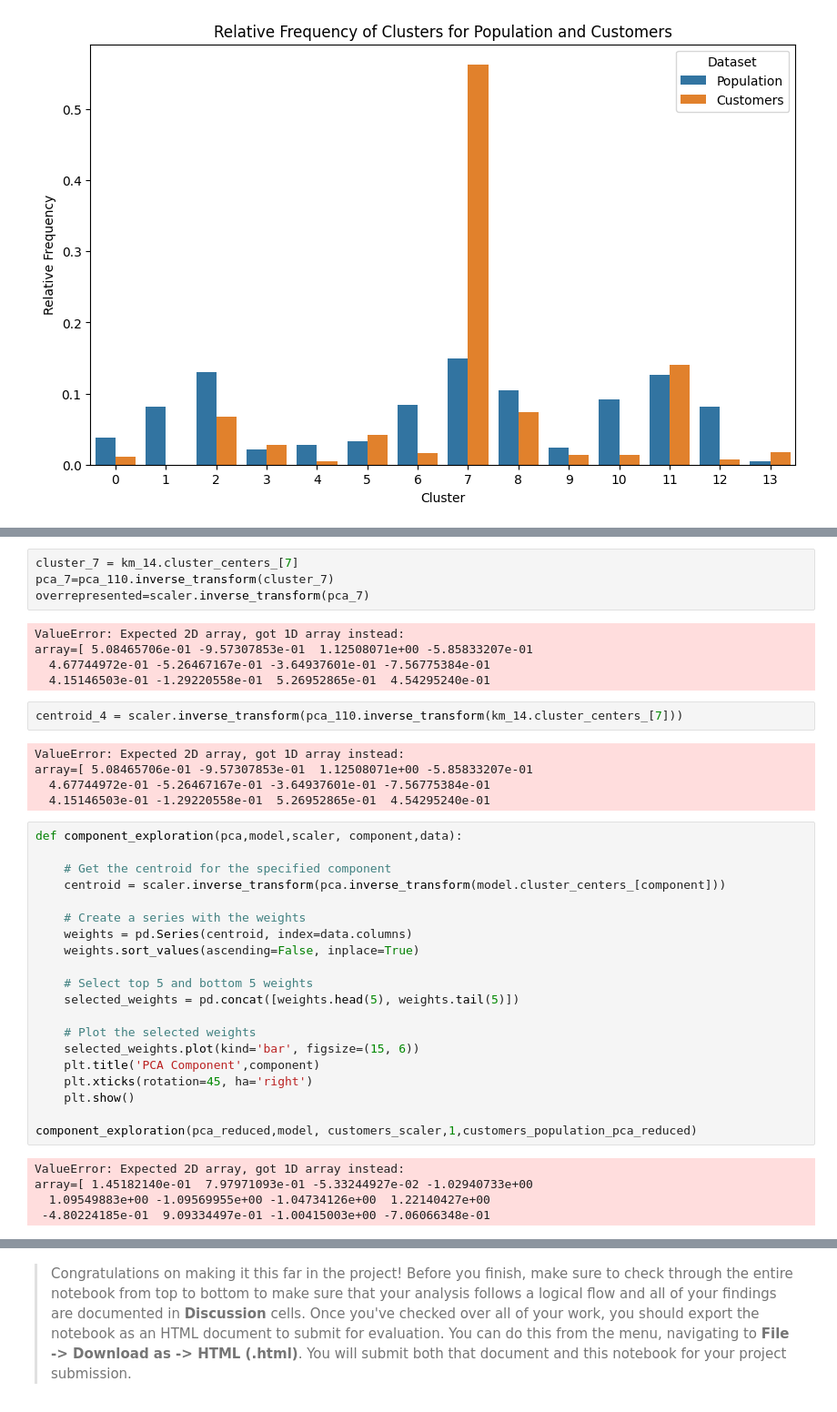
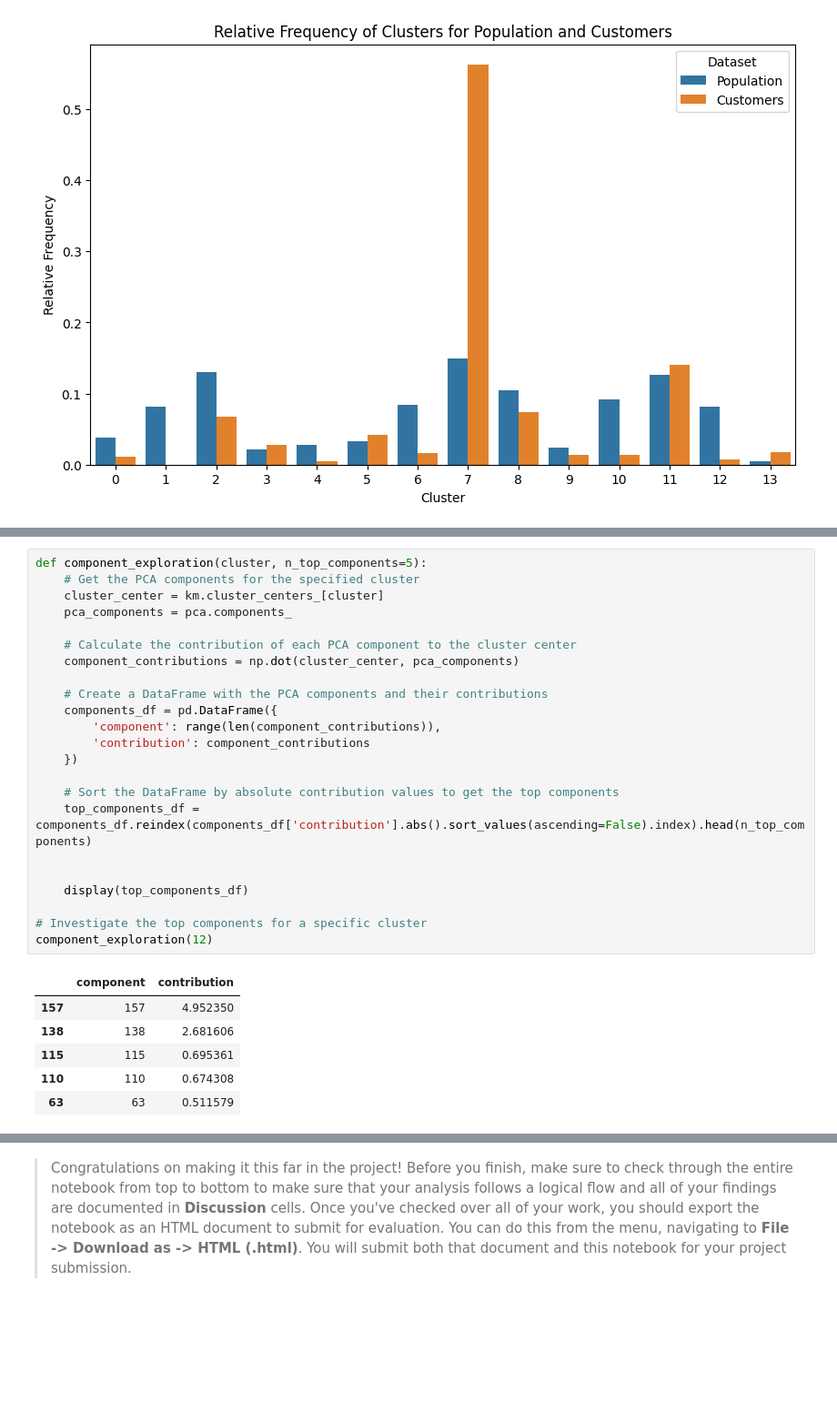
Before and after one commit to jcraffi/identify_customer_segments, a Jupyter notebook: Identify_Customer_Segments.ipynb, the cells around one changed output, grey strips where cells are left out. Shown: that part at 91% size. Saved outputs shown, nothing was run; the diff lists cells and outputs as text; blank space fills up the shorter version.

```diff
--- a/Identify_Customer_Segments.ipynb
+++ b/Identify_Customer_Segments.ipynb
@@ -1114,41 +1096,30 @@ pca_7 type: <class 'numpy.ndarray'>
-# %%
-cluster_7 = km_14.cluster_centers_[7]
-pca_7=pca_110.inverse_transform(cluster_7)
-overrepresented=scaler.inverse_transform(pca_7)
-# %% [output]
-ValueError: Expected 2D array, got 1D array instead:
-array=[ 5.08465706e-01 -9.57307853e-01  1.12508071e+00 -5.85833207e-01
-  4.67744972e-01 -5.26467167e-01 -3.64937601e-01 -7.56775384e-01
-  4.15146503e-01 -1.29220558e-01  5.26952865e-01  4.54295240e-01
-# %%
-centroid_4 = scaler.inverse_transform(pca_110.inverse_transform(km_14.cluster_centers_[7]))
-# %% [output]
-ValueError: Expected 2D array, got 1D array instead:
-array=[ 5.08465706e-01 -9.57307853e-01  1.12508071e+00 -5.85833207e-01
-  4.67744972e-01 -5.26467167e-01 -3.64937601e-01 -7.56775384e-01
-  4.15146503e-01 -1.29220558e-01  5.26952865e-01  4.54295240e-01
-# %%
-def component_exploration(pca,model,scaler, component,data):
-
-    # Get the centroid for the specified component
-    centroid = scaler.inverse_transform(pca.inverse_transform(model.cluster_centers_[component]))
-
-    # Create a series with the weights
-    weights = pd.Series(centroid, index=data.columns)
-    weights.sort_values(ascending=False, inplace=True)
-
-    # Select top 5 and bottom 5 weights
-    selected_weights = pd.concat([weights.head(5), weights.tail(5)])
-
-    # Plot the selected weights
-    selected_weights.plot(kind='bar', figsize=(15, 6))
-    plt.title('PCA Component',component)
-    plt.xticks(rotation=45, ha='right')
-    plt.show()
-
-component_exploration(pca_reduced,model, customers_scaler,1,customers_population_pca_reduced)
-# %% [output]
-ValueError: Expected 2D array, got 1D array instead:
-array=[ 1.45182140e-01  7.97971093e-01 -5.33244927e-02 -1.02940733e+00
-  1.09549883e+00 -1.09569955e+00 -1.04734126e+00  1.22140427e+00
- -4.80224185e-01  9.09334497e-01 -1.00415003e+00 -7.06066348e-01
+# %%
+def component_exploration(cluster, n_top_components=5):
+    # Get the PCA components for the specified cluster
+    cluster_center = km.cluster_centers_[cluster]
+    pca_components = pca.components_
+
+    # Calculate the contribution of each PCA component to the cluster center
+    component_contributions = np.dot(cluster_center, pca_components)
+
+    # Create a DataFrame with the PCA components and their contributions
+    components_df = pd.DataFrame({
+        'component': range(len(component_contributions)),
+        'contribution': component_contributions
+    })
+
+    # Sort the DataFrame by absolute contribution values to get the top components
+    top_components_df = components_df.reindex(components_df['contribution'].abs().sort_values(ascending=False).index).head(n_top_components)
+
+
+    display(top_components_df)
+
+# Investigate the top components for a specific cluster
+component_exploration(12)
+# %% [output]
+|  | component | contribution |
+| 157 | 157 | 4.952350 |
+| 138 | 138 | 2.681606 |
+| 115 | 115 | 0.695361 |
+| 110 | 110 | 0.674308 |
+| 63 | 63 | 0.511579 |
```
Also changed, not shown: parts of 11 cells of this notebook.
